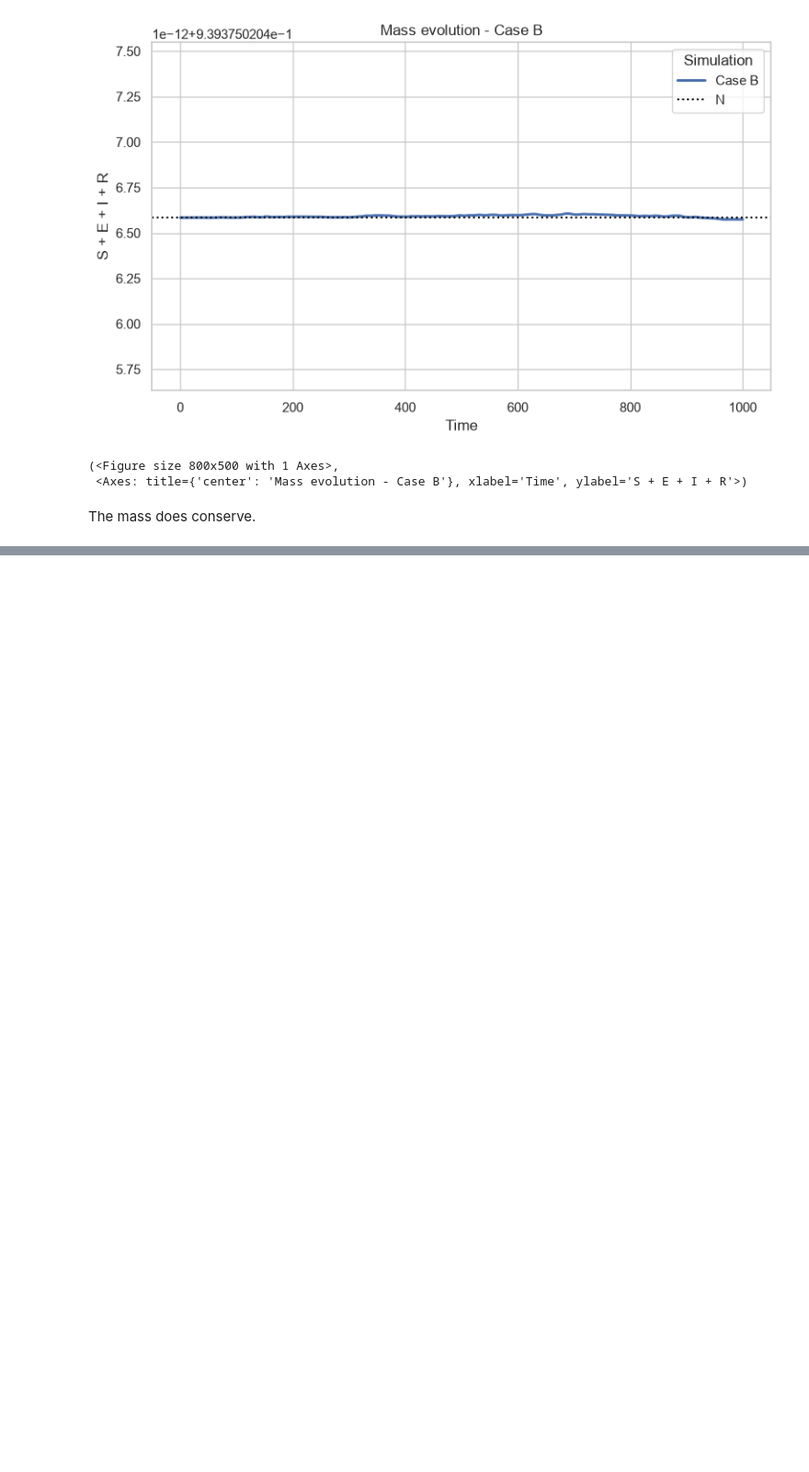
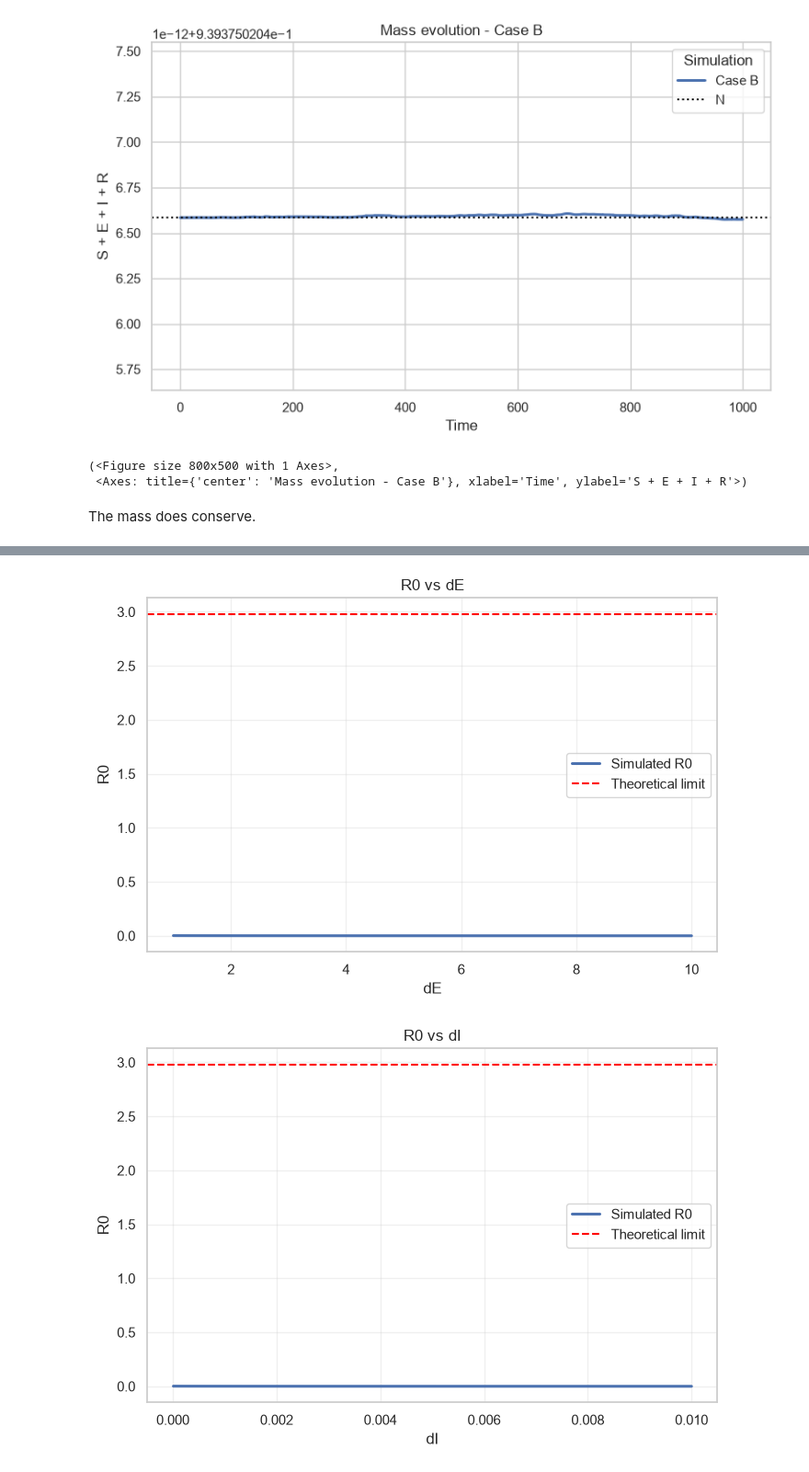
Before and after one commit to kdevultra/seirs-spatial-heterogeneity-research, a Jupyter notebook: notebooks/nb1_global_correctness.ipynb, the cells around one changed output, grey strips where cells are left out. Shown at 92% size. Saved outputs shown, nothing was run; the diff lists cells and outputs as text; code cells hidden in the pictures; blank space fills up the shorter version.

```diff
--- a/notebooks/nb1_global_correctness.ipynb
+++ b/notebooks/nb1_global_correctness.ipynb
@@ -418,0 +573,32 @@ The mass does conserve.
+# %%
+dE_range = np.linspace(1.0, 10.0, 100)           # 100 points from 1.0 to 10.0
+dI_range = np.linspace(1e-5, 1e-2, 100)          # 100 points from 1e-5 to 1e-2
+
+r0_evolution = np.zeros_like(dE_range)
+
+R0_limit = (POPULATION_DENSITY/(OMEGA)) * (mass(baseParams.sigma * beta_field/gamma_field, baseParams.h) / baseParams.sigma ) # because sigma is constant here
+
+dEI_range, r0_evolution = simulate_R0(dEI_range=dEI_range, r0_evolution=r0_evolution, ei_range_different=True, dE_range=dE_range, dI_range=dI_range )
+# %%
+fig, ax = plot_R0_limit(
+    dE_range,
+    r0_evolution,
+    r0_limit=R0_limit,
+    line_label='Simulated R0',
+    limit_label='Theoretical limit',
+    title='R0 vs dE',
+    xlabel='dE'
+)
+
+fig, ax = plot_R0_limit(
+    dI_range,
+    r0_evolution,
+    r0_limit=R0_limit,
+    line_label='Simulated R0',
+    limit_label='Theoretical limit',
+    title='R0 vs dI',
+    xlabel='dI'
+)
+# %% [output]
+[figure, added]
+[figure, added]
```
Also changed, not shown: parts of 15 cells of this notebook, 3 other files.
